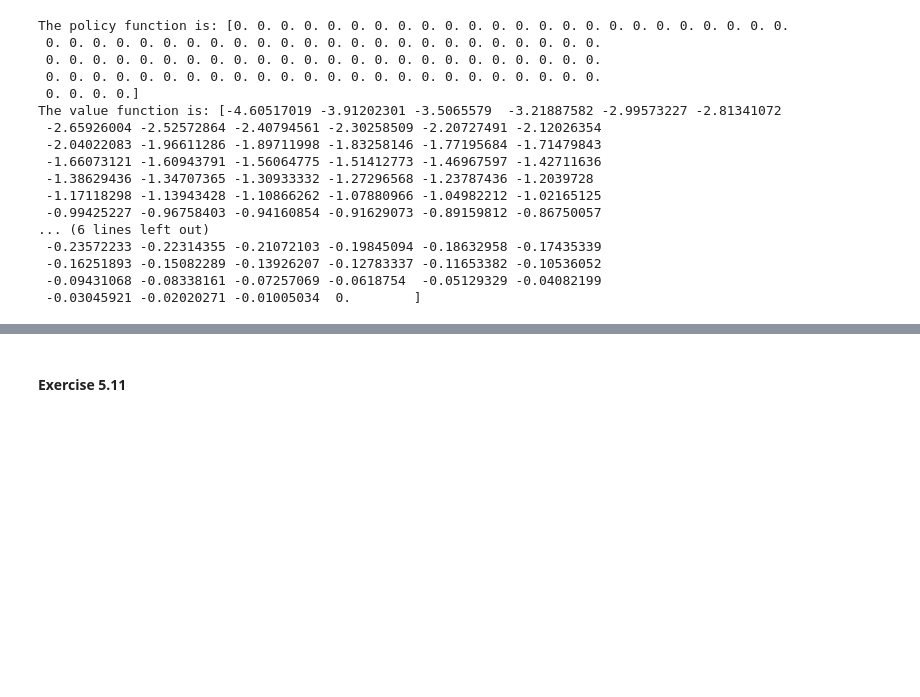
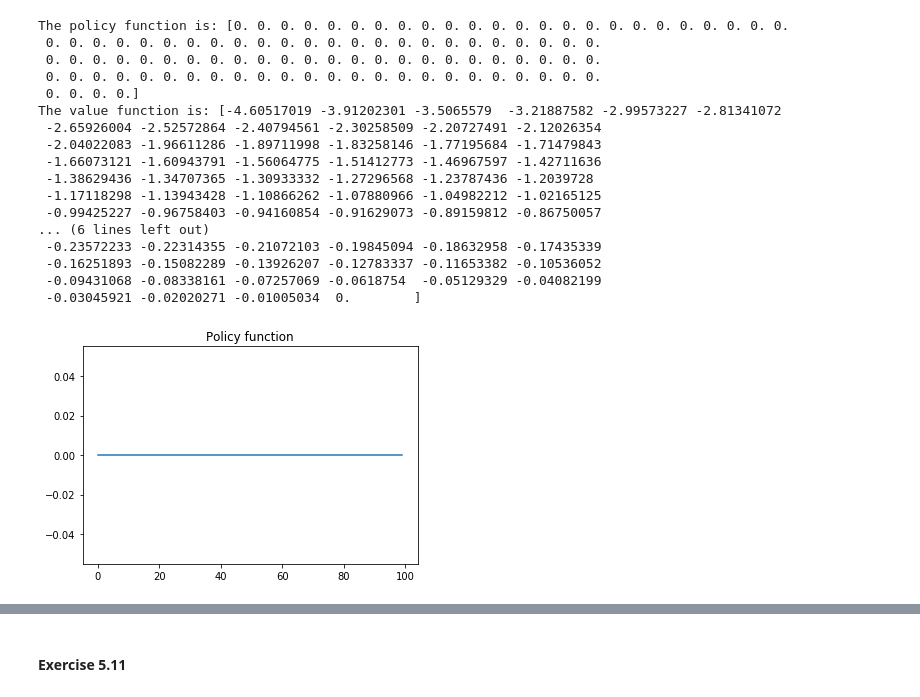
Before and after one commit to HaowenShang/persp-model-econ_W19, a Jupyter notebook: ProblemSets/PS3/ProblemSet3-HaowenShang.ipynb, the cells around one changed output, grey strips where cells are left out. Drawn from its saved outputs; the diff is of its cells as text; code cells hidden in the pictures; blank space fills up the shorter version.

```diff
--- a/ProblemSets/PS3/ProblemSet3-HaowenShang.ipynb
+++ b/ProblemSets/PS3/ProblemSet3-HaowenShang.ipynb
@@ -123,3 +123,9 @@ The value function is: [-4.60517019 -3.91202301 -3.5065579  -3.21887582 -2.99573
  -0.16251893 -0.15082289 -0.13926207 -0.12783337 -0.11653382 -0.10536052
  -0.09431068 -0.08338161 -0.07257069 -0.0618754  -0.05129329 -0.04082199
  -0.03045921 -0.02020271 -0.01005034  0.        ]
+# %%
+plt.plot(W_prime)
+plt.title("Policy function")
+plt.show()
+# %% [output]
+[figure, added]
```
Also changed, not shown: parts of 15 cells of this notebook.
